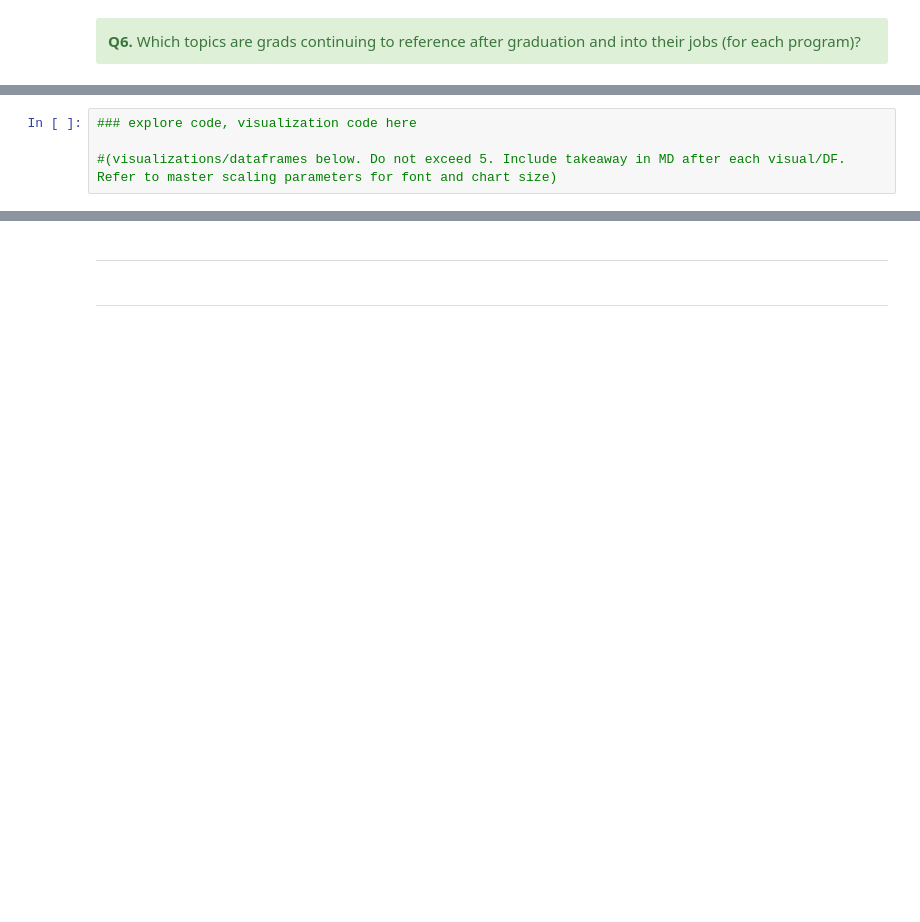
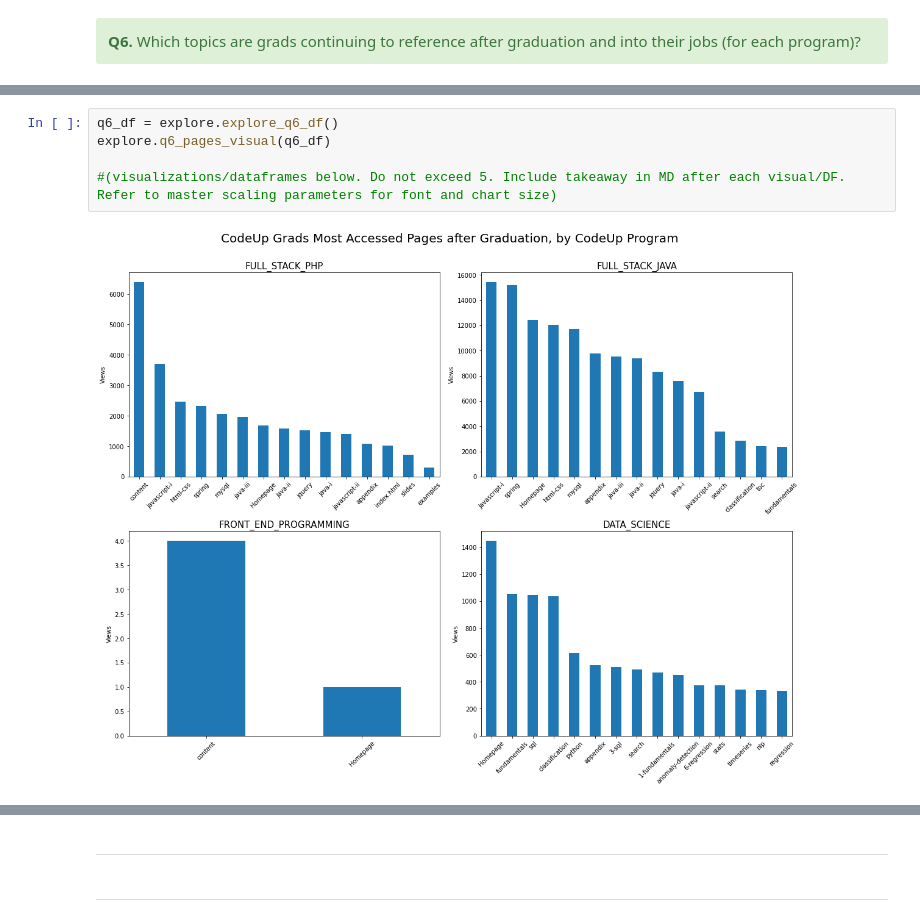
Before and after one commit to bowen-lindsey-shiben-turner/anamoly-detection, a Jupyter notebook: group_final_notebook-checkpoint.ipynb, the cells around one changed output, grey strips where cells are left out. Saved outputs shown, nothing was run; the diff lists cells and outputs as text; blank space fills up the shorter version.

```diff
--- a/group_final_notebook-checkpoint.ipynb
+++ b/group_final_notebook-checkpoint.ipynb
@@ -461,4 +422,7 @@ df3.user_id.value_counts().mean()
 # %%
-### explore code, visualization code here
+q6_df = explore.explore_q6_df()
+explore.q6_pages_visual(q6_df)
 
 #(visualizations/dataframes below. Do not exceed 5. Include takeaway in MD after each visual/DF. Refer to master scaling parameters for font and chart size)
+# %% [output]
+[figure, added]
```
Also changed, not shown: parts of 72 cells of this notebook, 1 other file.
